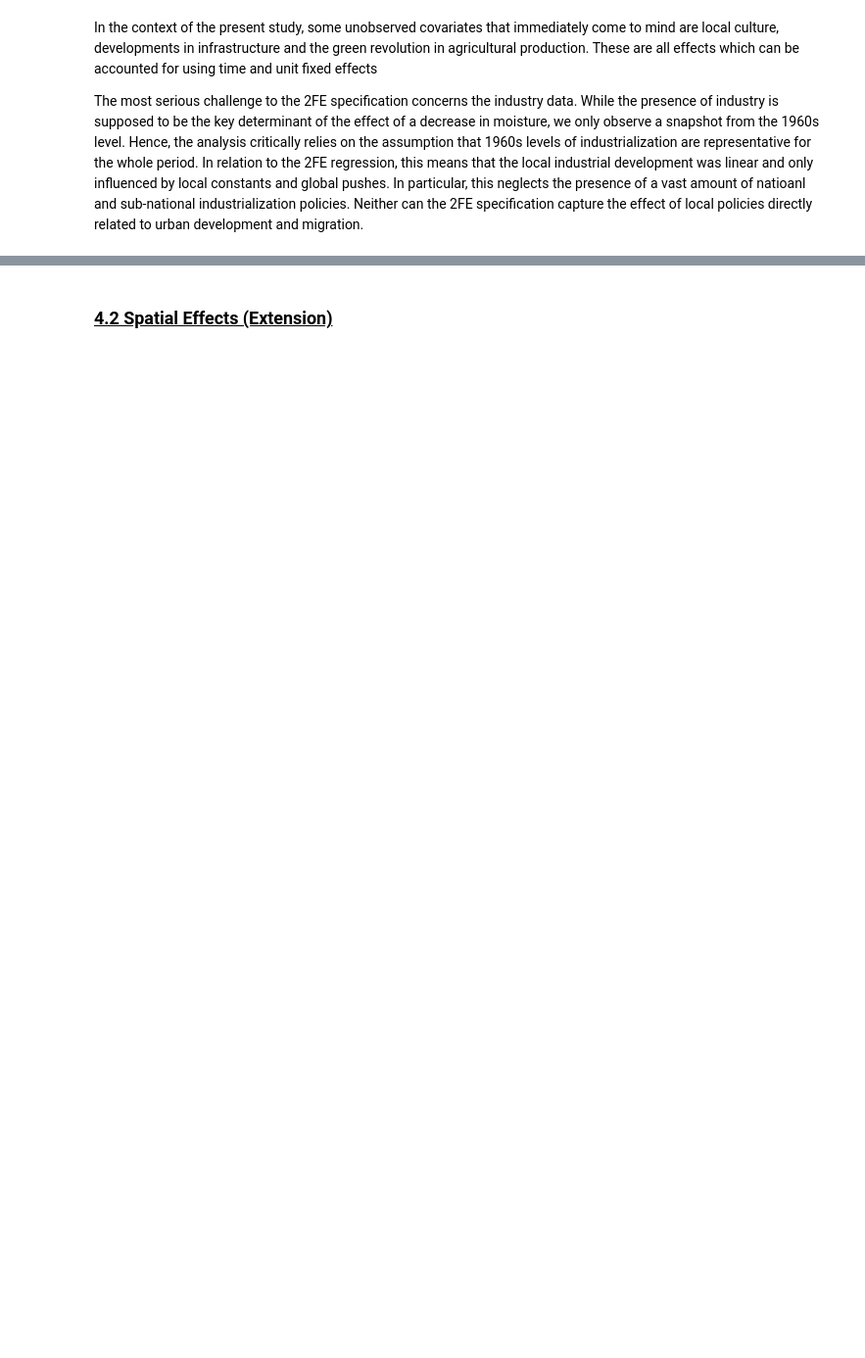
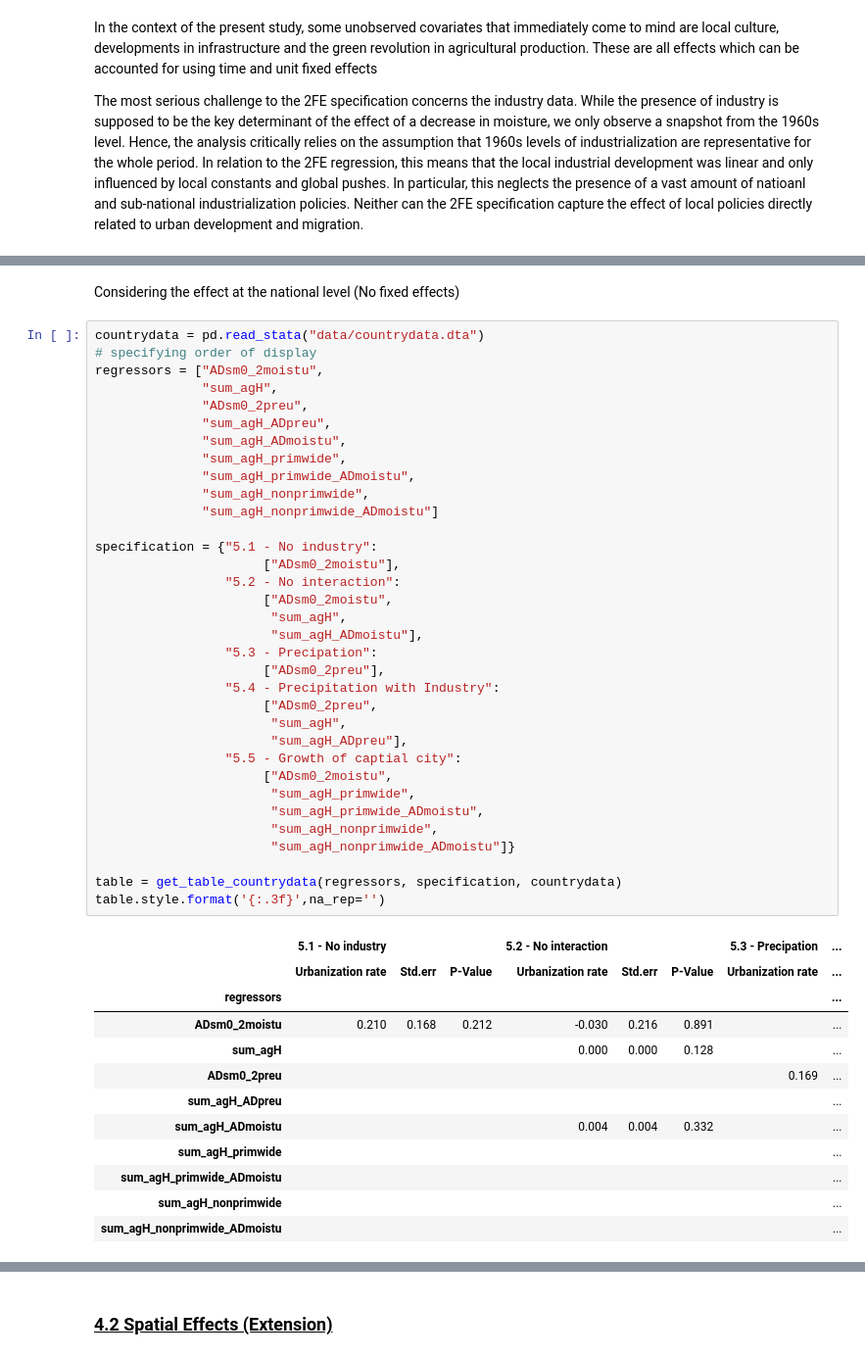
Before and after one commit to pcschreiber1/Henderson_2017_Replication, a Jupyter notebook: Replication notebook.ipynb, the cells around one changed output, grey strips where cells are left out. Shown at 98% size. Drawn from its saved outputs; the diff is of its cells as text; blank space fills up the shorter version.

Commit message:
added regression tables 2,3,5,6

```diff
--- a/Replication notebook.ipynb
+++ b/Replication notebook.ipynb
@@ -306,0 +280,49 @@ However, there is another identification challenge which is only recently receiv
+# %% [markdown]
+Considering the effect at the national level (No fixed effects)
+# %%
+countrydata = pd.read_stata("data/countrydata.dta")
+# specifying order of display
+regressors = ["ADsm0_2moistu",
+              "sum_agH",
+              "ADsm0_2preu",
+              "sum_agH_ADpreu",
+              "sum_agH_ADmoistu",
+              "sum_agH_primwide",
+              "sum_agH_primwide_ADmoistu",
+              "sum_agH_nonprimwide",
+              "sum_agH_nonprimwide_ADmoistu"]
+
+specification = {"5.1 - No industry":
+                      ["ADsm0_2moistu"],
+                 "5.2 - No interaction":
+                      ["ADsm0_2moistu",
+                       "sum_agH",
+                       "sum_agH_ADmoistu"],
+                 "5.3 - Precipation":
+                      ["ADsm0_2preu"],
+                 "5.4 - Precipitation with Industry":
+                      ["ADsm0_2preu",
+                       "sum_agH",
+                       "sum_agH_ADpreu"],
+                 "5.5 - Growth of captial city":
+                      ["ADsm0_2moistu",
+                       "sum_agH_primwide",
+                       "sum_agH_primwide_ADmoistu",
+                       "sum_agH_nonprimwide",
+                       "sum_agH_nonprimwide_ADmoistu"]}
+
+table = get_table_countrydata(regressors, specification, countrydata)
+table.style.format('{:.3f}',na_rep='')
+# %% [output]
+|  | 5.1 - No industry |  |  | 5.2 - No interaction |  |  | 5.3 - Precipation | ... |
+|  | Urbanization rate | Std.err | P-Value | Urbanization rate | Std.err | P-Value | Urbanization rate | ... |
+| regressors |  |  |  |  |  |  |  | ... |
+| ADsm0_2moistu | 0.210 | 0.168 | 0.212 | -0.030 | 0.216 | 0.891 |  | ... |
+| sum_agH |  |  |  | 0.000 | 0.000 | 0.128 |  | ... |
+| ADsm0_2preu |  |  |  |  |  |  | 0.169 | ... |
+| sum_agH_ADpreu |  |  |  |  |  |  |  | ... |
+| sum_agH_ADmoistu |  |  |  | 0.004 | 0.004 | 0.332 |  | ... |
+| sum_agH_primwide |  |  |  |  |  |  |  | ... |
+| sum_agH_primwide_ADmoistu |  |  |  |  |  |  |  | ... |
+| sum_agH_nonprimwide |  |  |  |  |  |  |  | ... |
+| sum_agH_nonprimwide_ADmoistu |  |  |  |  |  |  |  | ... |
```
Also changed, not shown: parts of 19 cells of this notebook, 4 other files.
